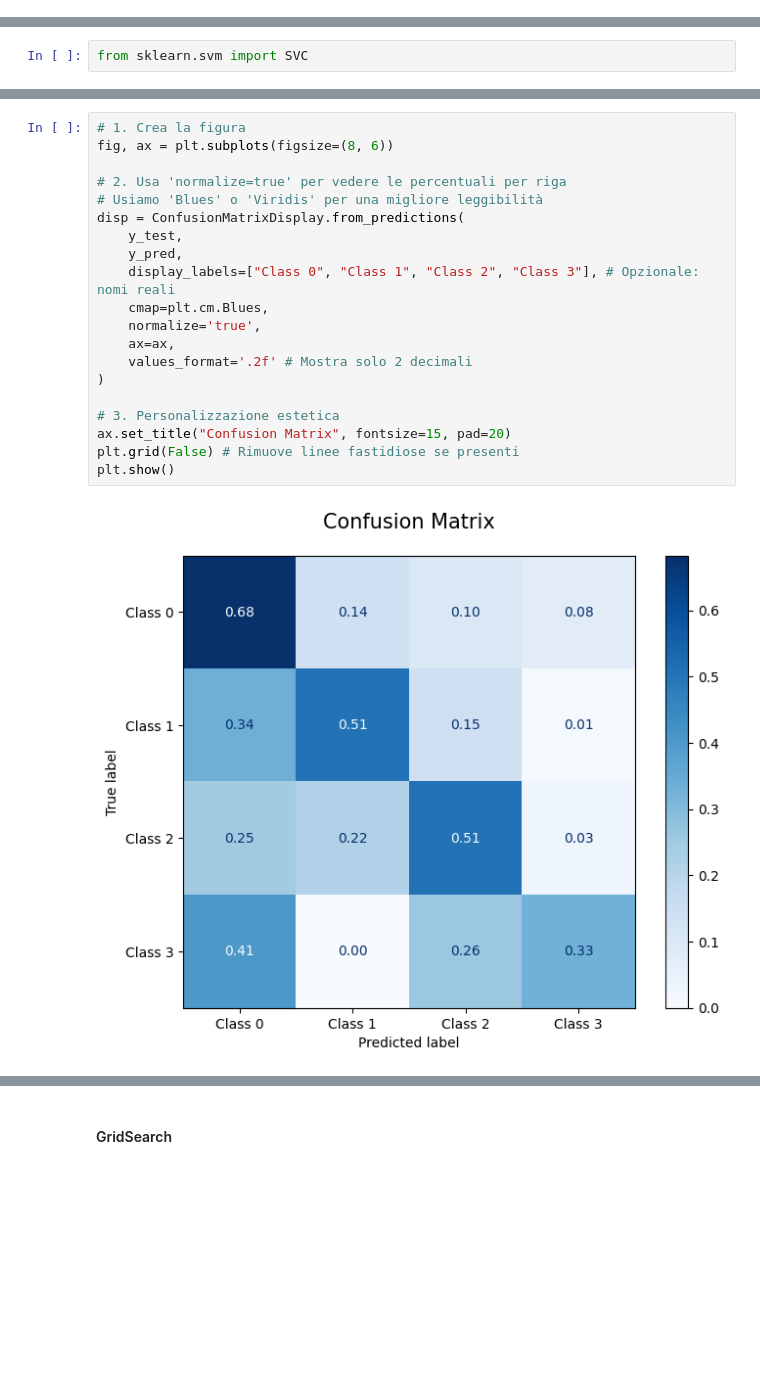
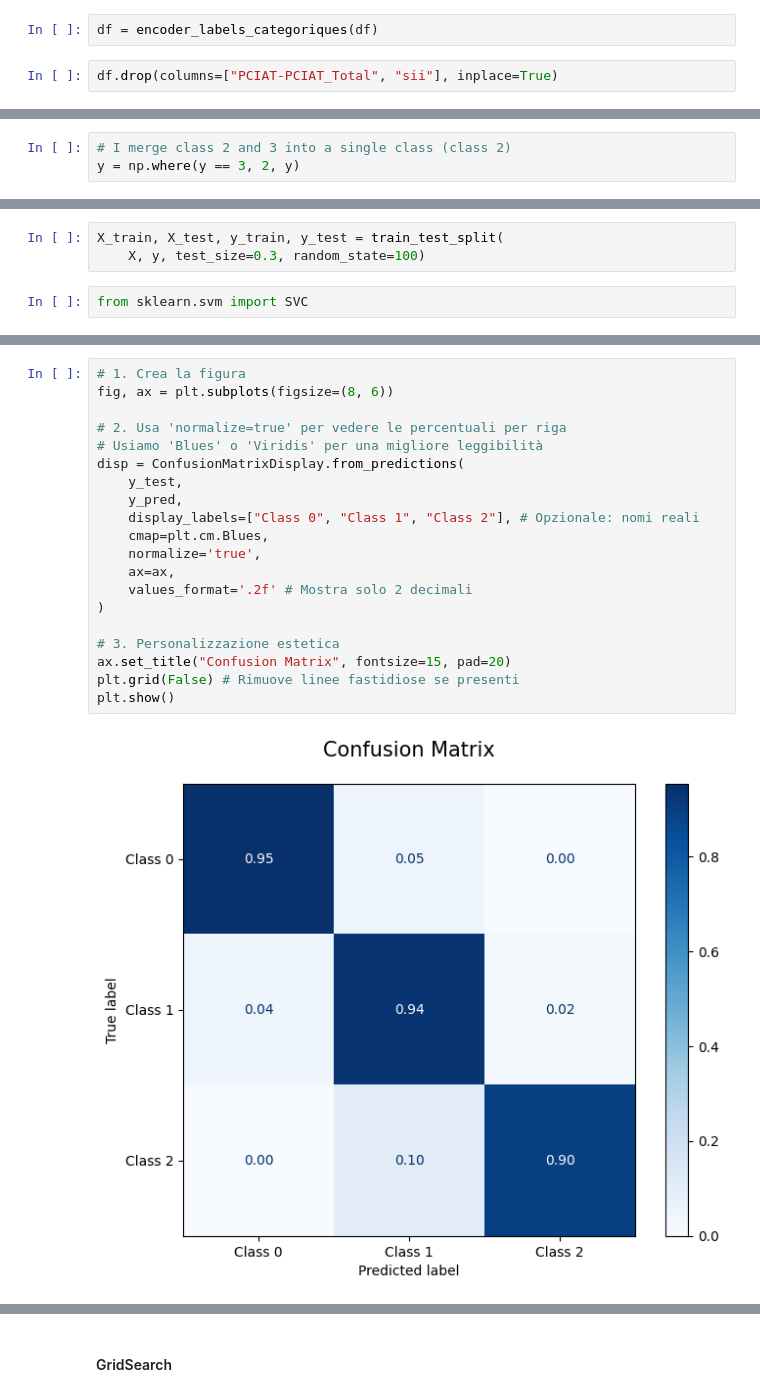
Before and after one commit to kilomo12/Data_Mining_project2, a Jupyter notebook: Support_vector_machine.ipynb, the cells around one changed output, grey strips where cells are left out. Drawn from its saved outputs; the diff is of its cells as text; blank space fills up the shorter version.

```diff
--- a/Support_vector_machine.ipynb
+++ b/Support_vector_machine.ipynb
@@ -728,0 +926,4 @@ plt.show()
+# %%
+df = encoder_labels_categoriques(df)
+# %%
+df.drop(columns=["PCIAT-PCIAT_Total", "sii"], inplace=True)
@@ -728,0 +960,3 @@ plt.show()
+# %%
+# I merge class 2 and 3 into a single class (class 2)
+y = np.where(y == 3, 2, y)
@@ -729,3 +968,6 @@ plt.show()
+# %%
+X_train, X_test, y_train, y_test = train_test_split(
+    X, y, test_size=0.3, random_state=100)
 # %%
 from sklearn.svm import SVC
 # %%
@@ -816,25 +1055,25 @@ weighted avg       0.70      0.63      0.65      2538
 # %%
 # 1. Crea la figura
 fig, ax = plt.subplots(figsize=(8, 6))
 
 # 2. Usa 'normalize=true' per vedere le percentuali per riga
 # Usiamo 'Blues' o 'Viridis' per una migliore leggibilità
 disp = ConfusionMatrixDisplay.from_predictions(
     y_test,
     y_pred,
-    display_labels=["Class 0", "Class 1", "Class 2", "Class 3"], # Opzionale: nomi reali
+    display_labels=["Class 0", "Class 1", "Class 2"], # Opzionale: nomi reali
     cmap=plt.cm.Blues,
     normalize='true',
     ax=ax,
     values_format='.2f' # Mostra solo 2 decimali
 )
 
 # 3. Personalizzazione estetica
 ax.set_title("Confusion Matrix", fontsize=15, pad=20)
 plt.grid(False) # Rimuove linee fastidiose se presenti
 plt.show()
 # %% [output]
-[figure, old version]
+[figure, new version]
 # %%
 clf = SVC(C=100.0, random_state=42)
 clf.fit(X_train_sel, y_train_resampled)
```
Also changed, not shown: parts of 85 cells of this notebook, 1 other file.
